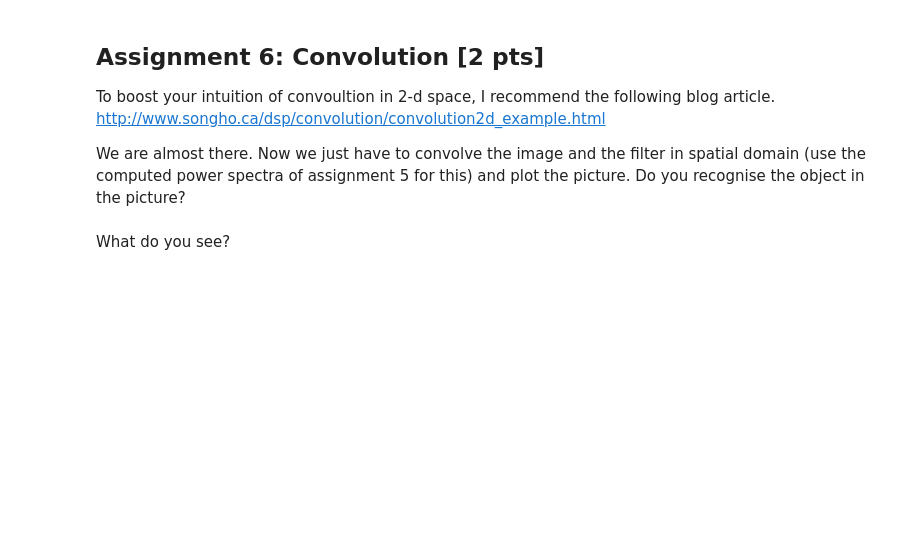
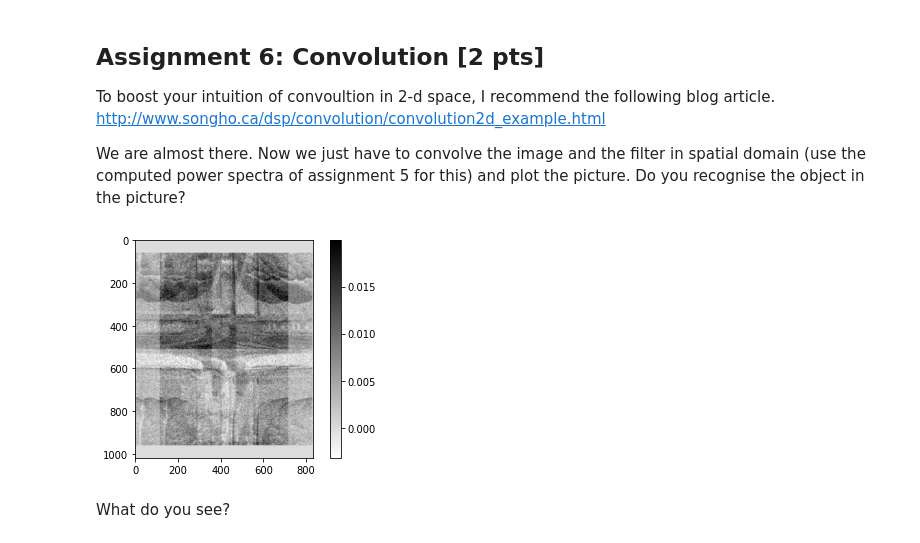
Before and after one commit to NBP-ACC/week-9-acc_8, a Jupyter notebook: sheet07.ipynb, the cells around one changed output. Drawn from its saved outputs; the diff is of its cells as text; code cells hidden in the pictures; blank space fills up the shorter version.

```diff
--- a/sheet07.ipynb
+++ b/sheet07.ipynb
@@ -232,2 +235,10 @@ We are almost there. Now we just have to convolve the image and the filter in sp
+# %%
+# TODO
+convolved = signal.fftconvolve(data, Pxx_spec_filt)
+imconv = plt.imshow(convolved,cmap = plt.cm.binary)
+plt.colorbar(imconv)
+plt.show()
+# %% [output]
+[figure, added]
 # %% [markdown]
 What do you see?
```
Also changed, not shown: parts of 4 cells of this notebook.
